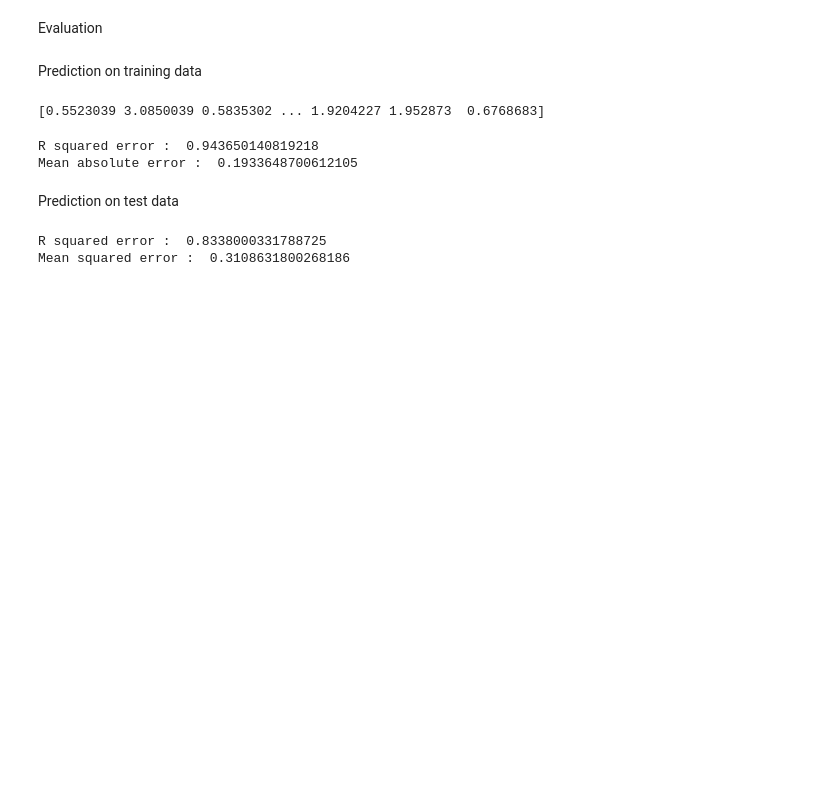
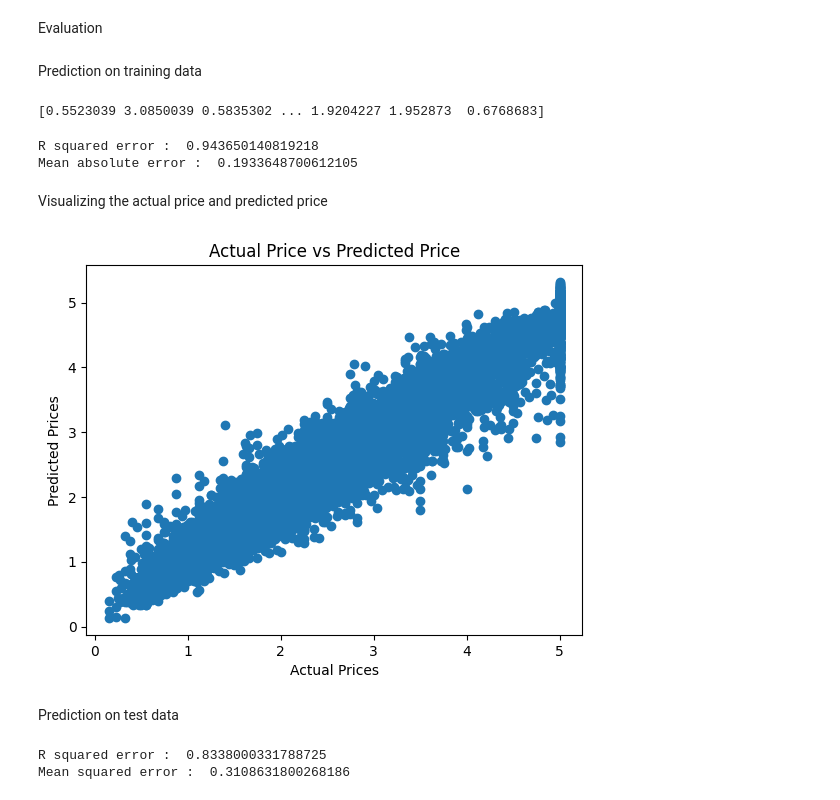
Before and after one commit to dharak22/Machine_Learning, a Jupyter notebook: House_prediction.ipynb, the cells around one changed output. Saved outputs shown, nothing was run; the diff lists cells and outputs as text; code cells hidden in the pictures; blank space fills up the shorter version.

Commit message:
visualizing the actual price and predicted price

```diff
--- a/House_prediction.ipynb
+++ b/House_prediction.ipynb
@@ -181,6 +181,16 @@ print("Mean absolute error : ", score_2)
 # %% [output]
 R squared error :  0.943650140819218
 Mean absolute error :  0.1933648700612105
+# %% [markdown]
+Visualizing the actual price and predicted price
+# %%
+plt.scatter(y_train, training_data_prediction)
+plt.xlabel("Actual Prices")
+plt.ylabel("Predicted Prices")
+plt.title("Actual Price vs Predicted Price")
+plt.show()
+# %% [output]
+[figure, added]
 # %% [markdown]
 Prediction on test data
 # %%
```
